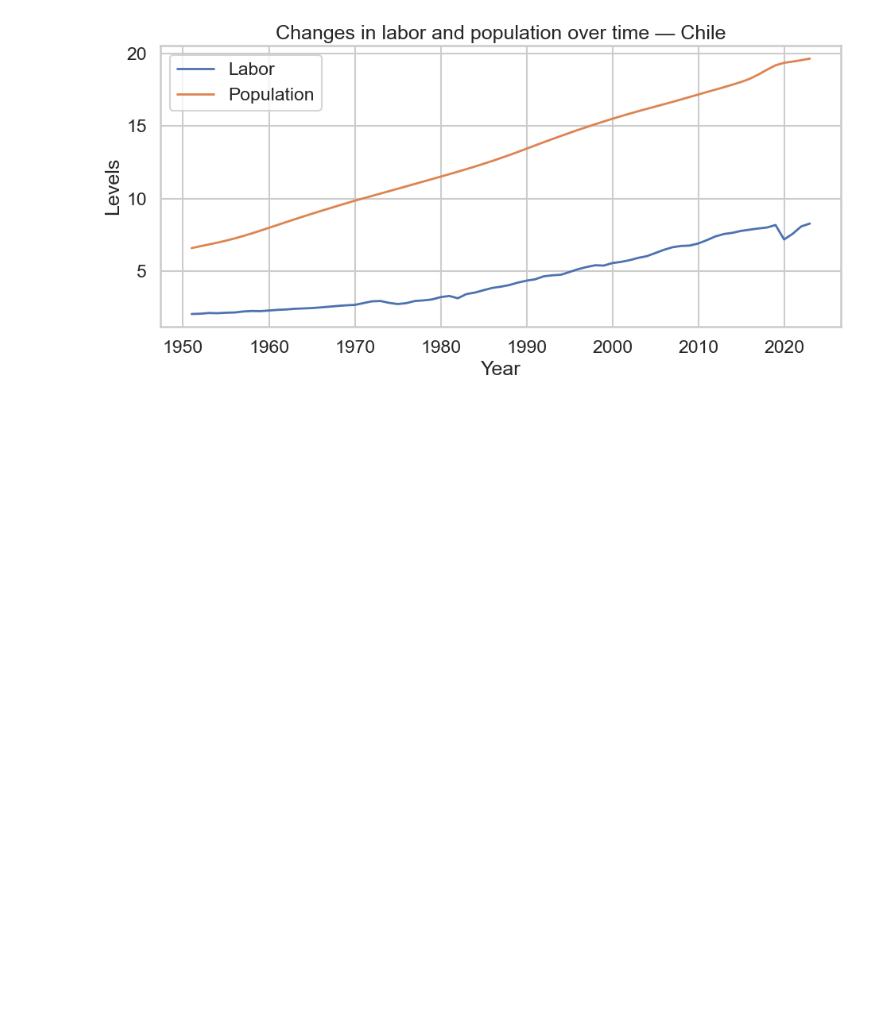
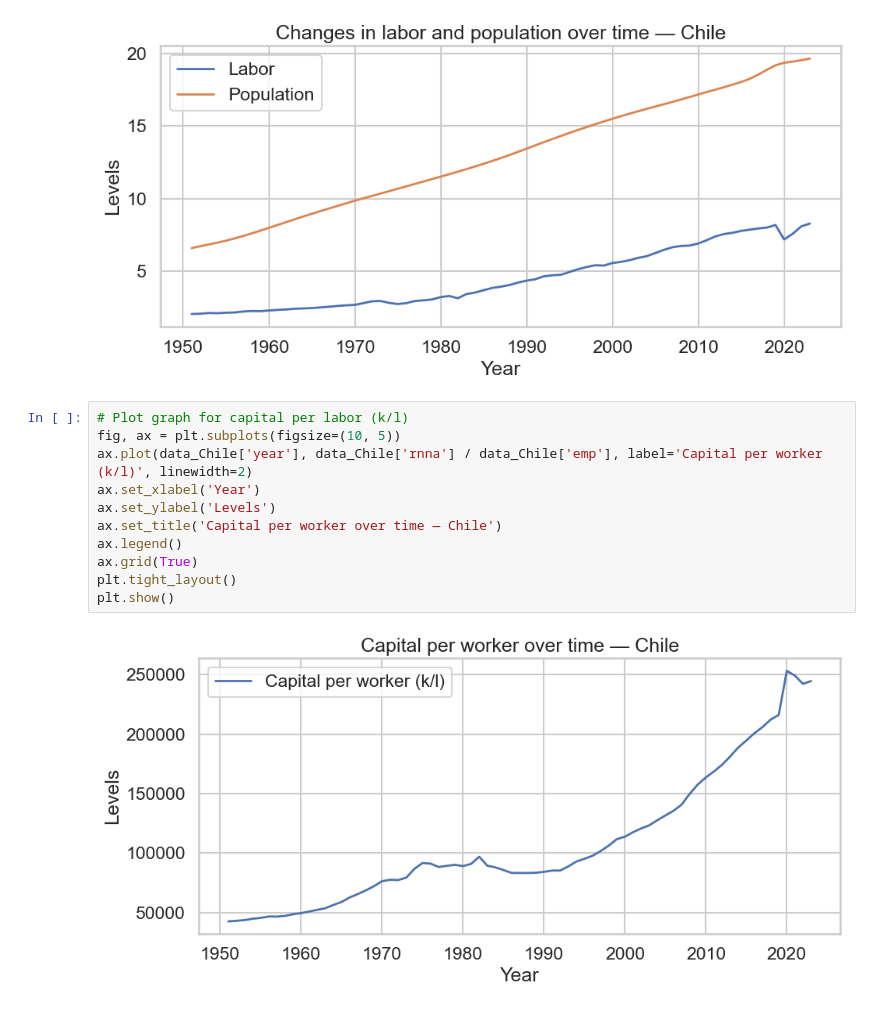
Before and after one commit to IcarusBai/EC2B1_Coursework, a Jupyter notebook: EC2B1_Coursework_Program.ipynb, the cells around one changed output. Saved outputs shown, nothing was run; the diff lists cells and outputs as text; blank space fills up the shorter version.

Commit message:
Add more visuals

```diff
--- a/EC2B1_Coursework_Program.ipynb
+++ b/EC2B1_Coursework_Program.ipynb
@@ -603,3 +603,16 @@ plt.tight_layout()
 plt.show()
 # %% [output]
 [figure]
+# %%
+# Plot graph for capital per labor (k/l)
+fig, ax = plt.subplots(figsize=(10, 5))
+ax.plot(data_Chile['year'], data_Chile['rnna'] / data_Chile['emp'], label='Capital per worker (k/l)', linewidth=2)
+ax.set_xlabel('Year')
+ax.set_ylabel('Levels')
+ax.set_title('Capital per worker over time — Chile')
+ax.legend()
+ax.grid(True)
+plt.tight_layout()
+plt.show()
+# %% [output]
+[figure, added]
```
